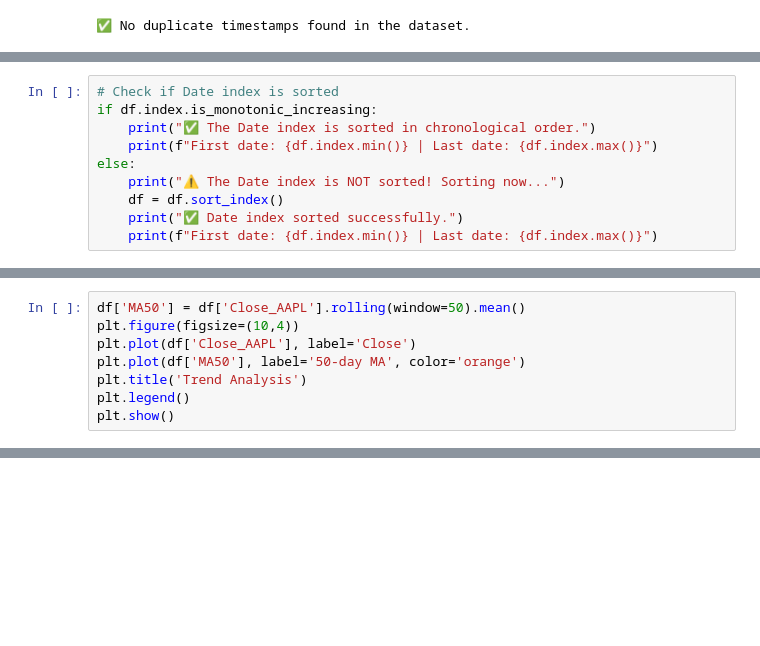
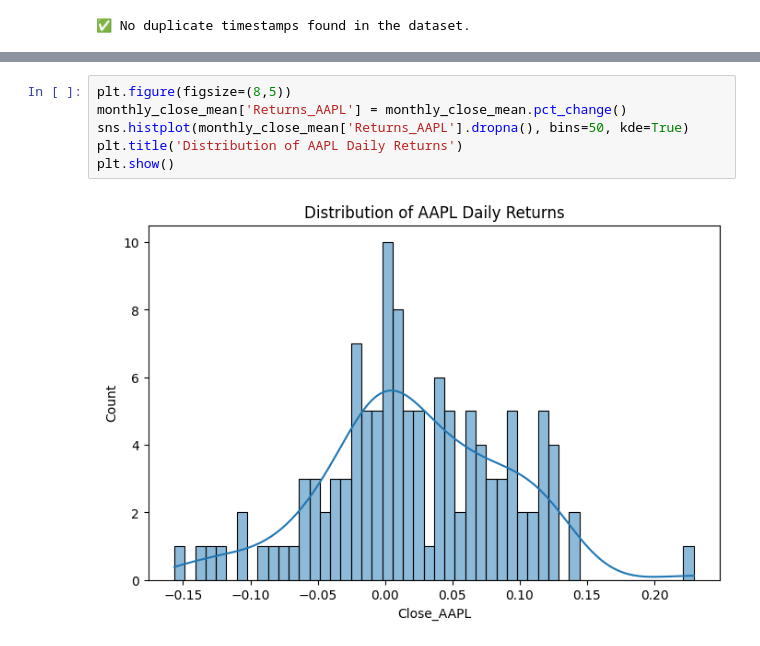
Before and after one commit to akhil1020/Apple-stock-price-forecasting, a Jupyter notebook: APPLE_Stock_Price_Forecasting.ipynb, the cells around one changed output, grey strips where cells are left out. Drawn from its saved outputs; the diff is of its cells as text; blank space fills up the shorter version.

```diff
--- a/APPLE_Stock_Price_Forecasting.ipynb
+++ b/APPLE_Stock_Price_Forecasting.ipynb
@@ -198,10 +121,0 @@ df.describe()
-# %%
-# Check if Date index is sorted
-if df.index.is_monotonic_increasing:
-    print("✅ The Date index is sorted in chronological order.")
-    print(f"First date: {df.index.min()} | Last date: {df.index.max()}")
-else:
-    print("⚠️ The Date index is NOT sorted! Sorting now...")
-    df = df.sort_index()
-    print("✅ Date index sorted successfully.")
-    print(f"First date: {df.index.min()} | Last date: {df.index.max()}")
@@ -428,8 +121,0 @@ All tests consistently indicate that the time series is **non-stationary**.
-# %%
-df['MA50'] = df['Close_AAPL'].rolling(window=50).mean()
-plt.figure(figsize=(10,4))
-plt.plot(df['Close_AAPL'], label='Close')
-plt.plot(df['MA50'], label='50-day MA', color='orange')
-plt.title('Trend Analysis')
-plt.legend()
-plt.show()
@@ -1055,0 +229,8 @@ Forecast RMSE: 418.938
+# %%
+plt.figure(figsize=(8,5))
+monthly_close_mean['Returns_AAPL'] = monthly_close_mean.pct_change()
+sns.histplot(monthly_close_mean['Returns_AAPL'].dropna(), bins=50, kde=True)
+plt.title('Distribution of AAPL Daily Returns')
+plt.show()
+# %% [output]
+[figure, added]
```
Also changed, not shown: parts of 99 cells of this notebook.
